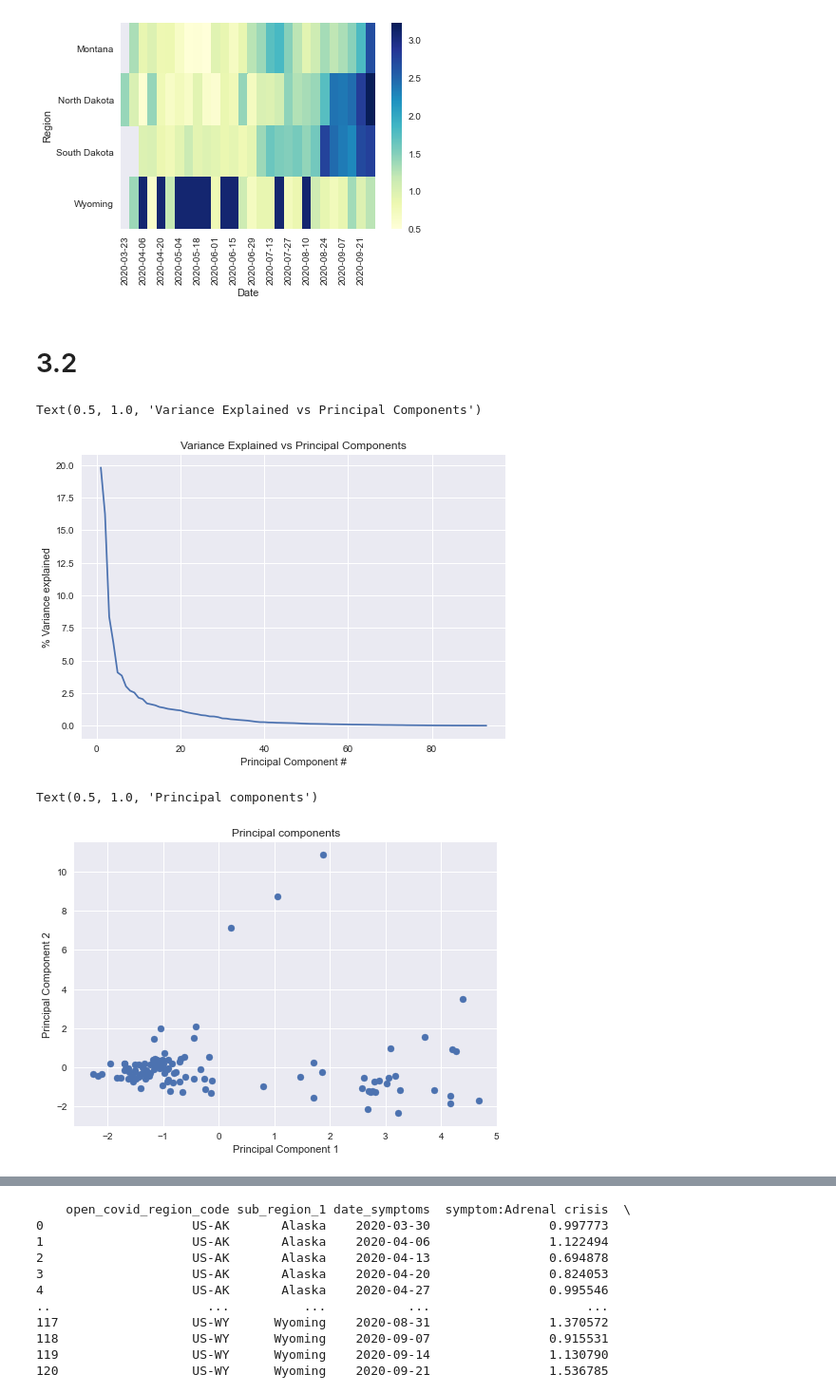
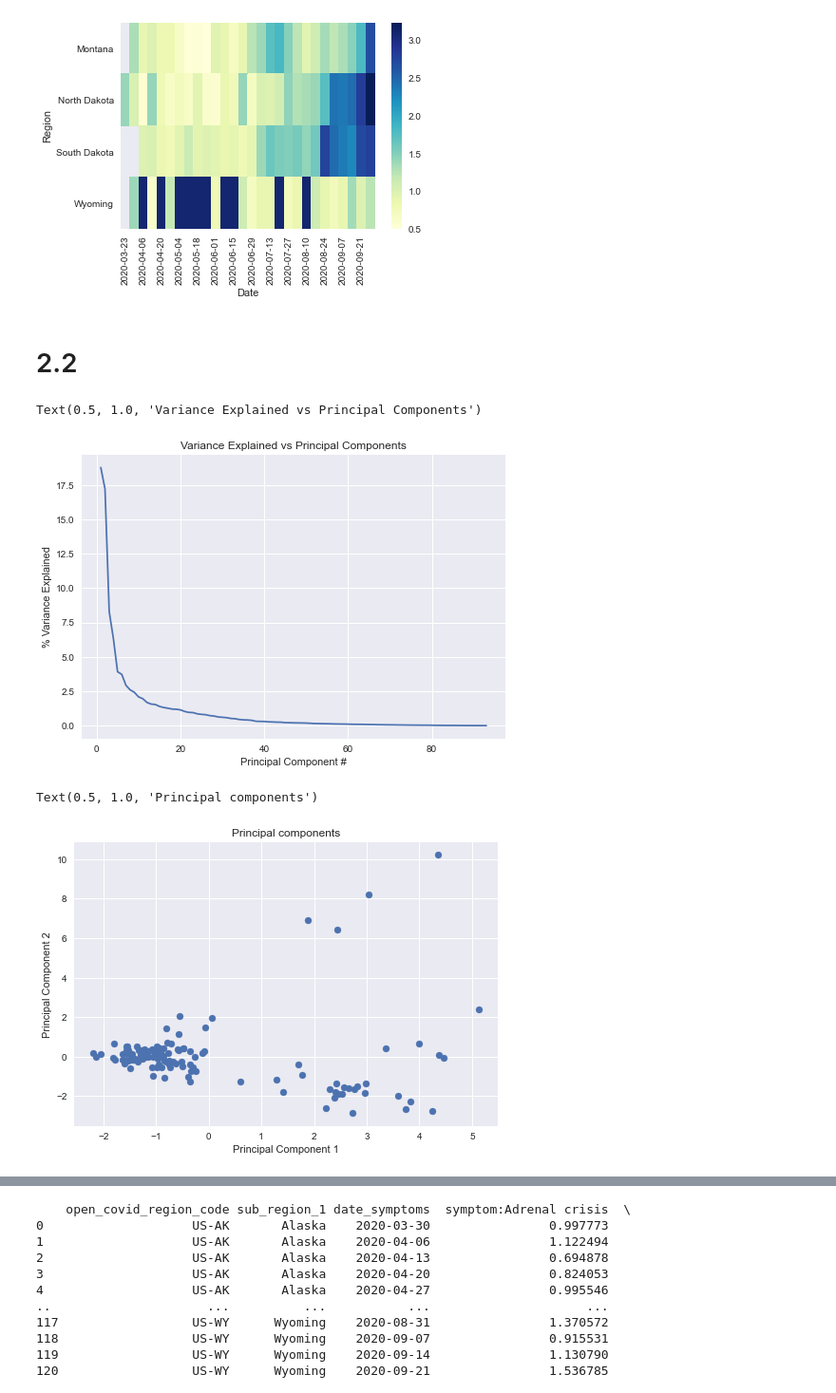
Before and after one commit to brendanmarks/Project1, a Jupyter notebook: Project1.ipynb, the cells around one changed output, grey strips where cells are left out. Shown at 95% size. Cells and saved outputs as stored; diff of their text form; code cells hidden in the pictures.

```diff
--- a/Project1.ipynb
+++ b/Project1.ipynb
@@ -251,7 +251,7 @@ import pandas as pd
 import seaborn as sns
 
 #Creating heatmaps for Photodermatitis, Asphyxia, Anosmia and Ageusia
-
+symptomData2 = symptomData
 #Removing Vermont and Alaska due to lack of data for these symptoms
 symptomData = symptomData[symptomData["sub_region_1"] != 'Vermont']
 symptomData = symptomData[symptomData["sub_region_1"] != 'Alaska']
@@ -313,4 +313,4 @@ sns.heatmap(heatmap_ageusia, cmap="YlGnBu")
 <matplotlib.axes._subplots.AxesSubplot at 0x...>
 [figure]
 # %% [markdown]
-# 3.2
+# 2.2
@@ -321,35 +317,43 @@ symptomData = symptomData.drop(['Date', 'open_covid_region_code', 'Region'], axi
+# %%
+# Grouping rows with common dates in order to have a datapoint for each time point.
+symptomDataMerged = symptomData2.drop(['open_covid_region_code', 'sub_region_1'], axis=1)
+symptomDataMerged.groupby("date_symptoms").mean().iloc[:,:]
+symptomDataMerged = symptomDataMerged.drop(['date_symptoms'], axis=1)
 # %%
+# Looking at variance by each component to determined the top principal components having the most variance.
 from sklearn.decomposition import PCA
 import matplotlib.pyplot as plt
 plt.style.use('seaborn')
 
-X = symptomData
+X = symptomDataMerged
 
 pca_a = PCA()
 pca_a.fit(X)
-num_pc_components = len(pca_a.explained_variance_ratio_)
+
+pc_components_count = len(pca_a.explained_variance_ratio_)
 plt.subplot(1,1,1)
-plt.plot(np.linspace(1,num_pc_components,num_pc_components),100*pca_a.explained_variance_ratio_)
+plt.plot(np.linspace(1, num_pc_components, pc_components_count), 100*pca_a.explained_variance_ratio_)
+
 plt.xlabel("Principal Component #")
-plt.ylabel("% Variance explained")
+plt.ylabel("% Variance Explained")
 plt.title("Variance Explained vs Principal Components")
 # %% [output]
 Text(0.5, 1.0, 'Variance Explained vs Principal Components')
-[figure, old version]
+[figure, new version]
 # %%
-#Based on knee rule, we will use 5 principle components
-pca = PCA(n_components=5)
+#Based on knee rule, we will use 4 principle components
+pca = PCA(n_components=4)
 pca.fit(X)
 X_reduced = pca.transform(X)
 
-# Plotting the top 2 principal components.  Hence, dattaset with reduced dimensions
+# Plotting the top 2 principal components.  Hence, dataset with reduced dimensions
 
-plt.scatter(X_reduced[:,0], X_reduced[:,1], cmap=plt.cm.get_cmap('viridis',3))
+plt.scatter(X_reduced[:,0], X_reduced[:,1])
 #plt.colorbar(ticks=[0,1,2])
 plt.clim(-0.5,2.5)
 plt.xlabel("Principal Component 1")
 plt.ylabel("Principal Component 2")
 plt.title('Principal components')
 # %% [output]
 Text(0.5, 1.0, 'Principal components')
-[figure, old version]
+[figure, new version]
```
Also changed, not shown: parts of 9 cells of this notebook.
